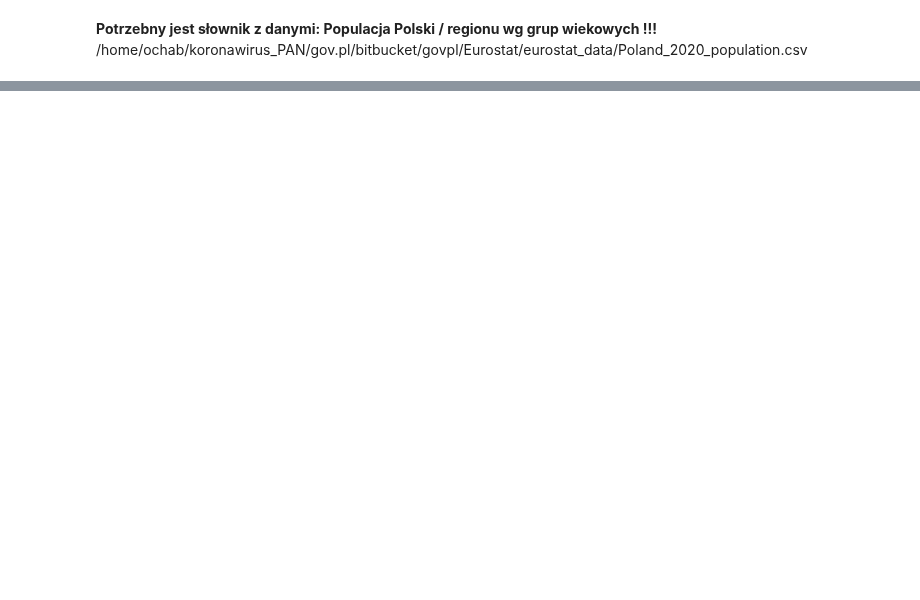
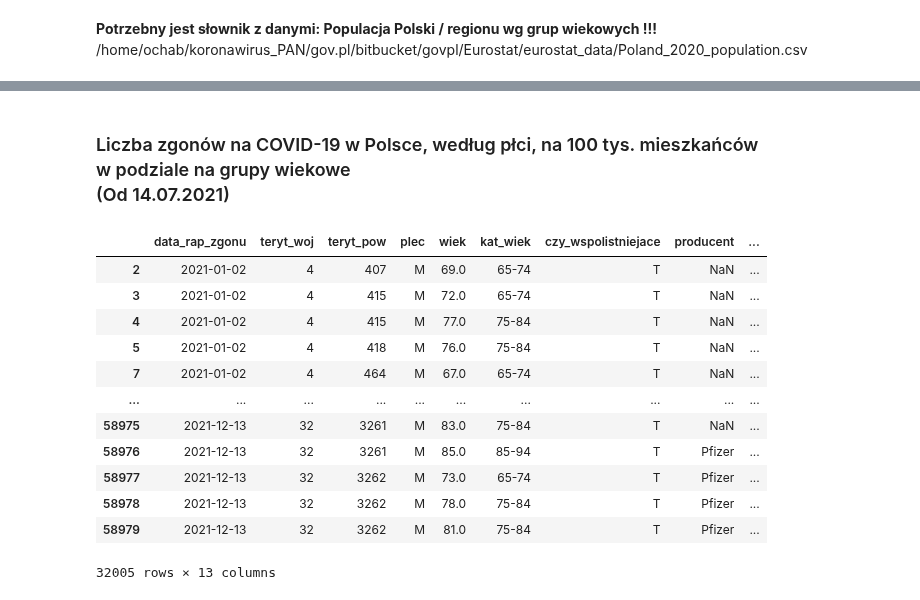
Before and after one commit to anuszka/govpl, a Jupyter notebook: basiw/basiw03.ipynb, the cells around one changed output, grey strips where cells are left out. Drawn from its saved outputs; the diff is of its cells as text; code cells hidden in the pictures; blank space fills up the shorter version.

```diff
--- a/basiw/basiw03.ipynb
+++ b/basiw/basiw03.ipynb
@@ -372,0 +417,18 @@ def plot_df2(x_col : str, title_str : str, filename_str : str,  from_date : date
+# %% [markdown]
+### Liczba zgonów na COVID-19 w Polsce, według płci, na 100 tys. mieszkańców<br> w podziale na grupy wiekowe<br> (Od 14.07.2021)
+# %%
+basiw.dfd.query('plec=="M"')
+# %% [output]
+|  | data_rap_zgonu | teryt_woj | teryt_pow | plec | wiek | kat_wiek | czy_wspolistniejace | producent | ... |
+| 2 | 2021-01-02 | 4 | 407 | M | 69.0 | 65-74 | T | NaN | ... |
+| 3 | 2021-01-02 | 4 | 415 | M | 72.0 | 65-74 | T | NaN | ... |
+| 4 | 2021-01-02 | 4 | 415 | M | 77.0 | 75-84 | T | NaN | ... |
+| 5 | 2021-01-02 | 4 | 418 | M | 76.0 | 75-84 | T | NaN | ... |
+| 7 | 2021-01-02 | 4 | 464 | M | 67.0 | 65-74 | T | NaN | ... |
+| ... | ... | ... | ... | ... | ... | ... | ... | ... | ... |
+| 58975 | 2021-12-13 | 32 | 3261 | M | 83.0 | 75-84 | T | NaN | ... |
+| 58976 | 2021-12-13 | 32 | 3261 | M | 85.0 | 85-94 | T | Pfizer | ... |
+| 58977 | 2021-12-13 | 32 | 3262 | M | 73.0 | 65-74 | T | Pfizer | ... |
+| 58978 | 2021-12-13 | 32 | 3262 | M | 78.0 | 75-84 | T | Pfizer | ... |
+| 58979 | 2021-12-13 | 32 | 3262 | M | 81.0 | 75-84 | T | Pfizer | ... |
+32005 rows × 13 columns
```
Also changed, not shown: parts of 10 cells of this notebook.
